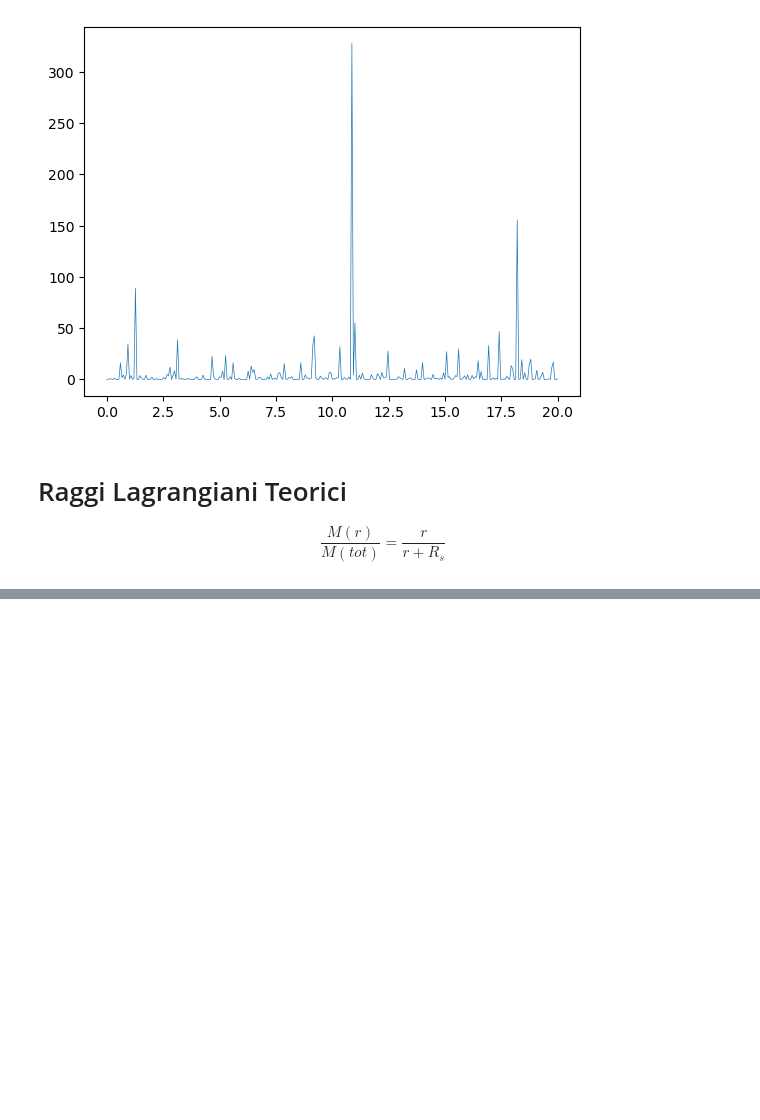
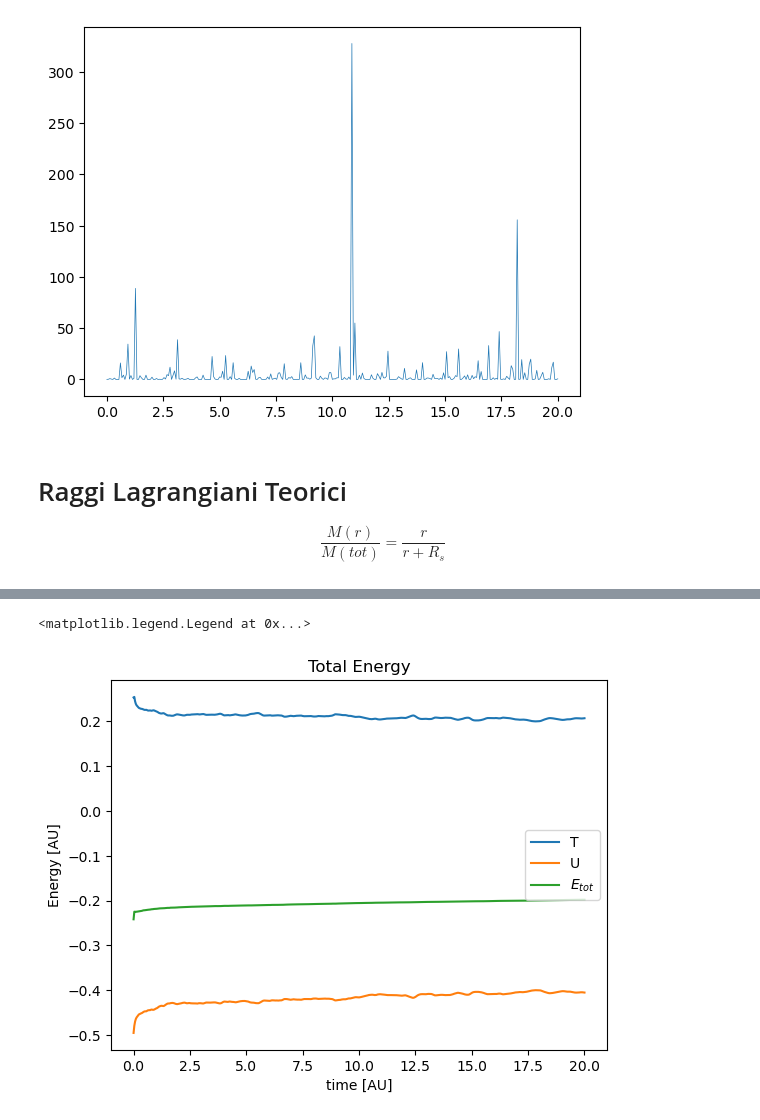
Before and after one commit to SimoneArienti/Galaxies-and-Dynamics, a Jupyter notebook: Project/Exam_Analysis.ipynb, the cells around one changed output, grey strips where cells are left out. Drawn from its saved outputs; the diff is of its cells as text; code cells hidden in the pictures; blank space fills up the shorter version.

```diff
--- a/Project/Exam_Analysis.ipynb
+++ b/Project/Exam_Analysis.ipynb
@@ -316,0 +329,10 @@ plt.savefig(f'Plots/Lagrangian Radii {N} teo.png' )
+# %%
+####### remove some lines from the dataset###########
+# Prento tutte le righe che contengono la parola 'time' e prendo la riga successiva
+raws_to_keep = []
+
+for i in range(0, len(en_data)):
+    if '        time' in en_data[i][0]:
+        raws_to_keep.append(i+1)
+
+raws_to_keep = np.array(raws_to_keep)
@@ -316,0 +344,24 @@ plt.savefig(f'Plots/Lagrangian Radii {N} teo.png' )
+# %%
+good_data = []
+for index in raws_to_keep:
+    good_data.append(en_data[index])
+
+good_data = np.array(good_data)
+# %%
+times_energy = []
+kinetic = []
+potential = []
+
+for i in range (0, len(good_data)):
+    times_energy.append(float(good_data[i][0][6:12]))
+    kinetic.append(float(good_data[i][0][21:28]))
+    potential.append(float(good_data[i][0][30:36]))
+
+
+en_times = np.array(times_energy)
+T = np.array(kinetic)
+U = np.array(potential)
+E_tot = T - U
+
+E_med = np.average(E_tot)
+E_stdev = np.std(E_tot)
@@ -316,0 +382,13 @@ plt.savefig(f'Plots/Lagrangian Radii {N} teo.png' )
+# %%
+plt.plot(en_times, T, label='T')
+plt.plot(en_times, -U, label='U')
+plt.plot(en_times, E_tot, label=r'$E_{tot}$')
+
+plt.xlabel('time [AU]')
+plt.ylabel('Energy [AU]')
+plt.title('Total Energy')
+
+plt.legend()
+# %% [output]
+<matplotlib.legend.Legend at 0x...>
+[figure, added]
```
Also changed, not shown: parts of 22 cells of this notebook.
